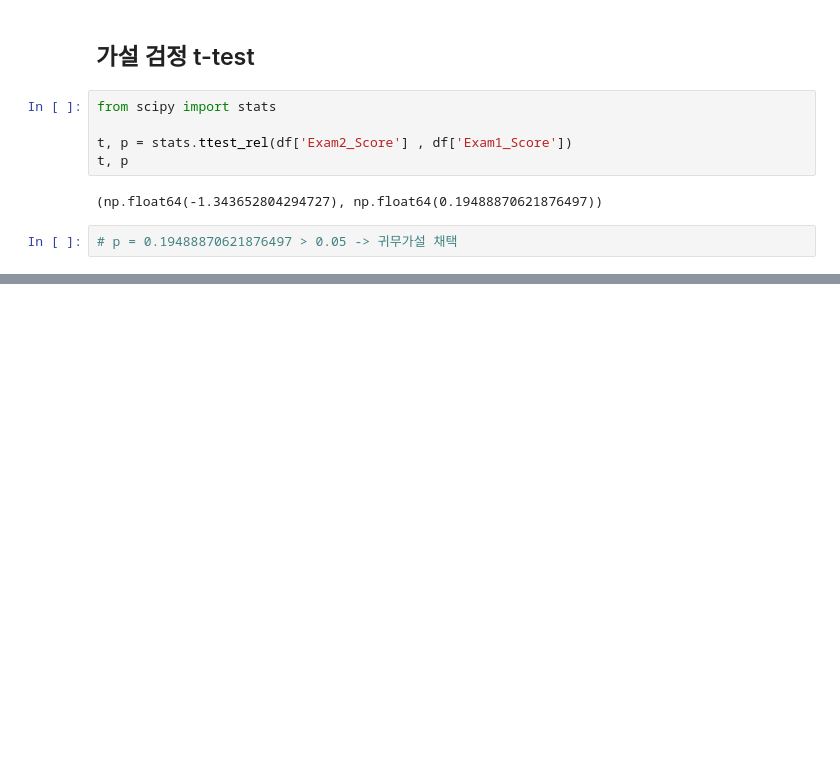
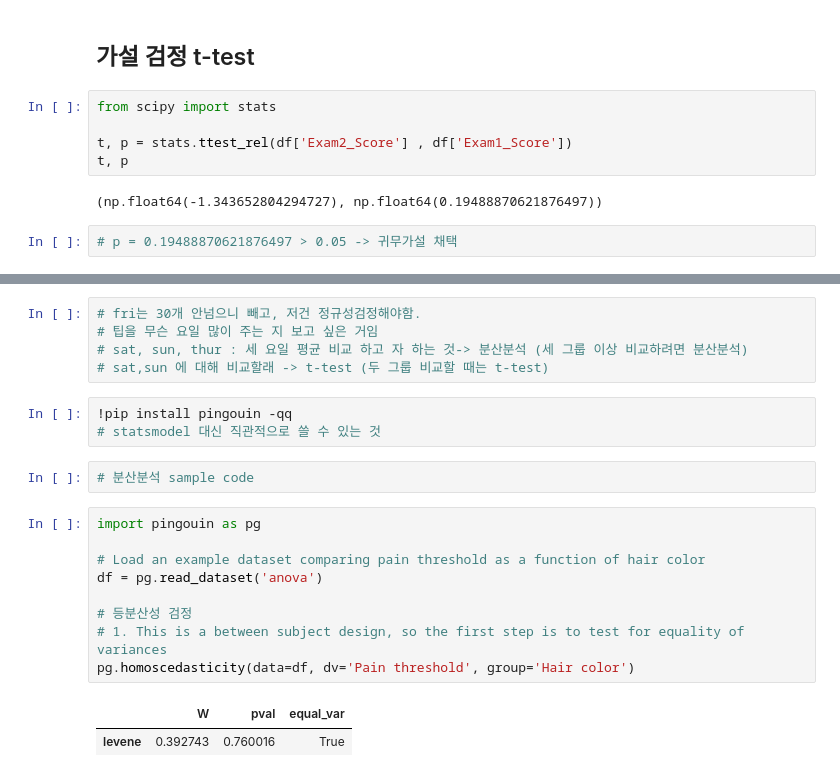
Before and after one commit to dsleslie/iMDGBA, a Jupyter notebook: 03_statistics/02_241008.ipynb, the cells around one changed output, grey strips where cells are left out. Cells and saved outputs as stored; diff of their text form; blank space fills up the shorter version.

```diff
--- a/03_statistics/02_241008.ipynb
+++ b/03_statistics/02_241008.ipynb
@@ -83,0 +116,22 @@ t, p
+# %%
+# fri는 30개 안넘으니 빼고, 저건 정규성검정해야함.
+# 팁을 무슨 요일 많이 주는 지 보고 싶은 거임
+# sat, sun, thur : 세 요일 평균 비교 하고 자 하는 것-> 분산분석 (세 그룹 이상 비교하려면 분산분석)
+# sat,sun 에 대해 비교할래 -> t-test (두 그룹 비교할 때는 t-test)
+# %%
+!pip install pingouin -qq
+# statsmodel 대신 직관적으로 쓸 수 있는 것
+# %%
+# 분산분석 sample code
+# %%
+import pingouin as pg
+
+# Load an example dataset comparing pain threshold as a function of hair color
+df = pg.read_dataset('anova')
+
+# 등분산성 검정
+# 1. This is a between subject design, so the first step is to test for equality of variances
+pg.homoscedasticity(data=df, dv='Pain threshold', group='Hair color')
+# %% [output]
+|  | W | pval | equal_var |
+| levene | 0.392743 | 0.760016 | True |
```
Also changed, not shown: parts of 8 cells of this notebook.
